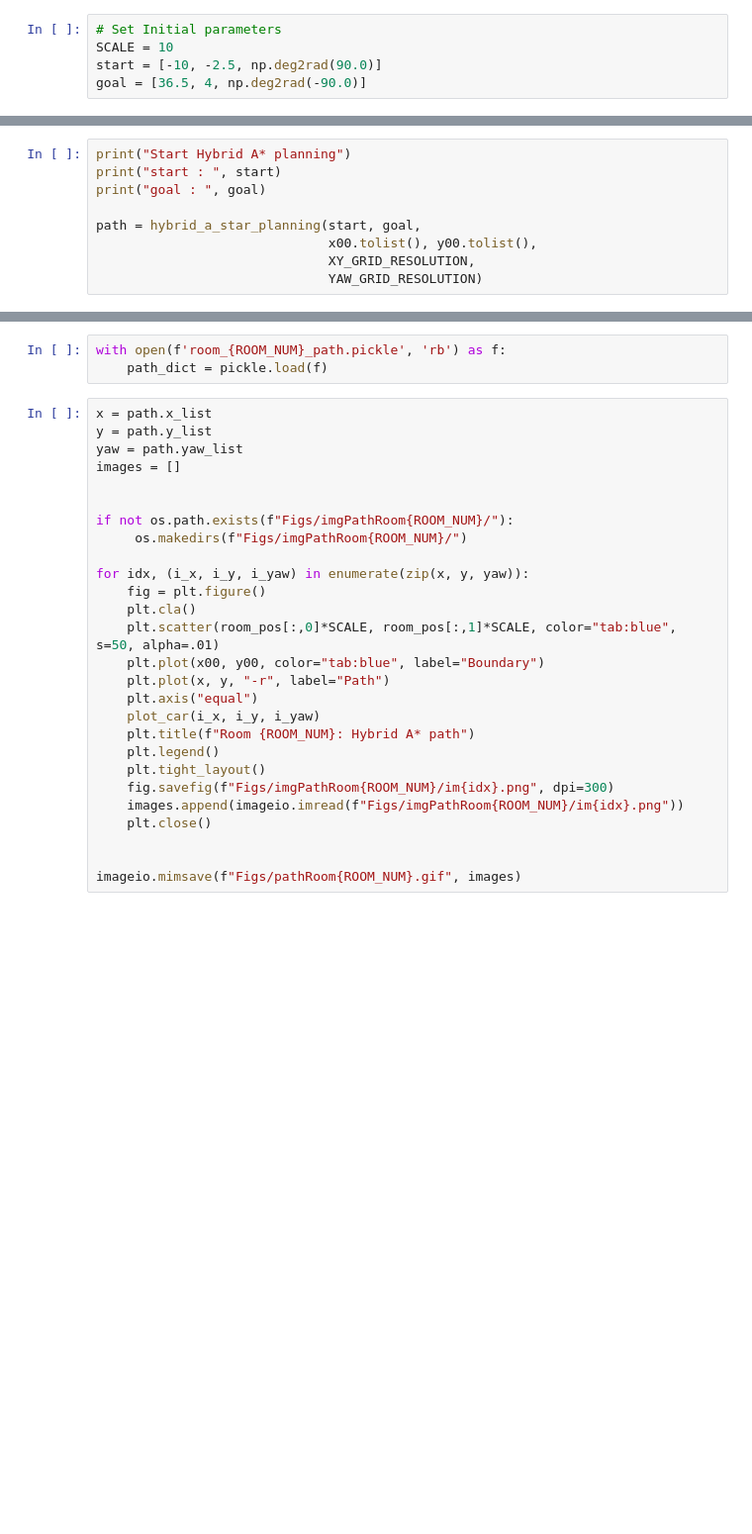
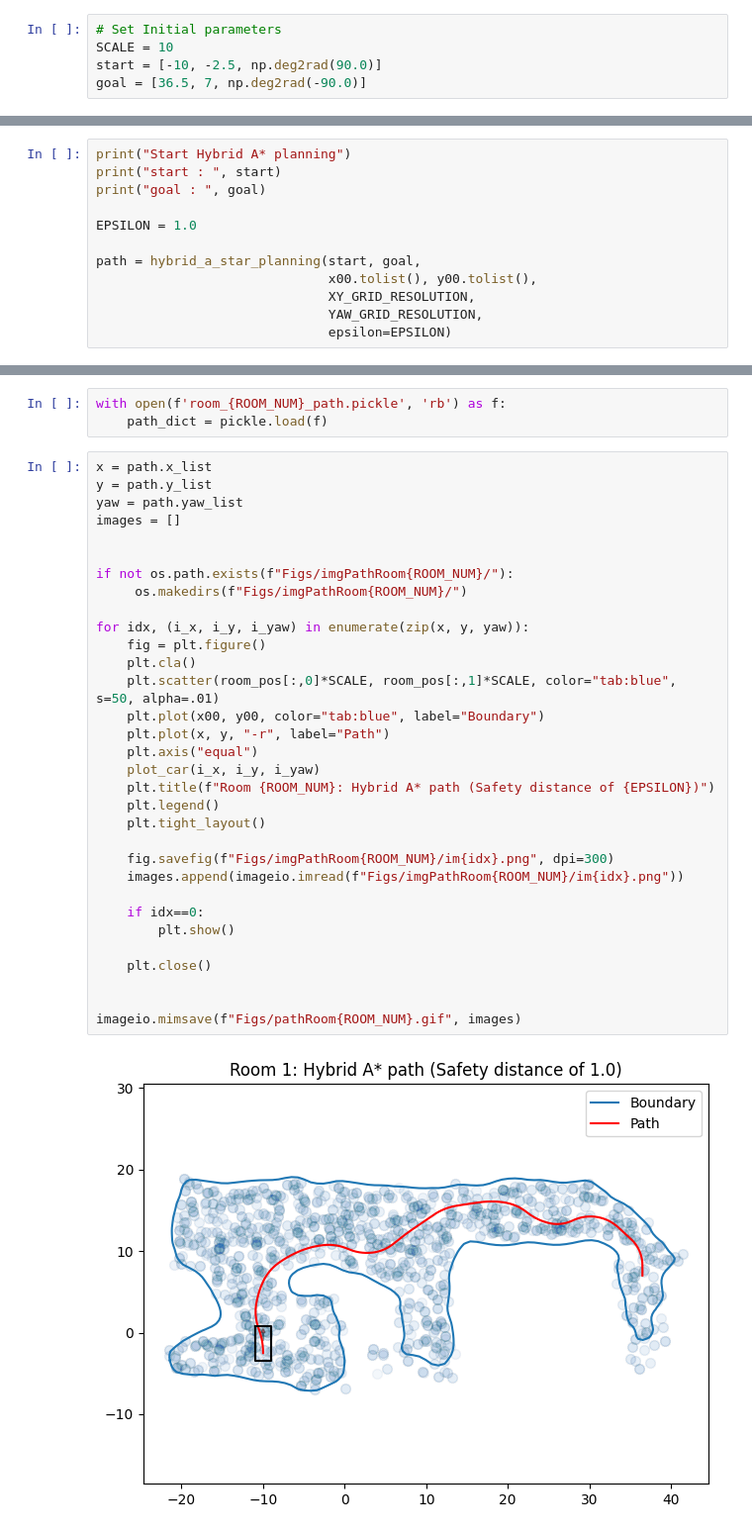
Before and after one commit to AGarciaCast/equivariant-representation-learning, a Jupyter notebook: rooms_exp/a_star.ipynb, the cells around one changed output, grey strips where cells are left out. Shown at 99% size. Drawn from its saved outputs; the diff is of its cells as text; blank space fills up the shorter version.

Commit message:
safety dist

```diff
--- a/rooms_exp/a_star.ipynb
+++ b/rooms_exp/a_star.ipynb
@@ -89,7 +89,7 @@ boundry.shape
 # Set Initial parameters
 SCALE = 10
 start = [-10, -2.5, np.deg2rad(90.0)]
-goal = [36.5, 4, np.deg2rad(-90.0)]
+goal = [36.5, 7, np.deg2rad(-90.0)]
 # %%
 _ = plt.figure(dpi=150)
 plt.scatter(room_pos[:,0]*SCALE, room_pos[:,1]*SCALE, color="tab:blue", s=50, alpha=.01)
@@ -133,10 +133,13 @@ print("Start Hybrid A* planning")
 print("start : ", start)
 print("goal : ", goal)
 
+EPSILON = 1.0
+
 path = hybrid_a_star_planning(start, goal,
                               x00.tolist(), y00.tolist(),
                               XY_GRID_RESOLUTION,
-                              YAW_GRID_RESOLUTION)
+                              YAW_GRID_RESOLUTION,
+                              epsilon=EPSILON)
 # %% [output]
 Start Hybrid A* planning
 start :  [-10, -2.5, 1.5707963267948966]
@@ -158,27 +161,34 @@ with open(f'room_{ROOM_NUM}_path.pickle', 'rb') as f:
 # %%
 x = path.x_list
 y = path.y_list
 yaw = path.yaw_list
 images = []
 
 
 if not os.path.exists(f"Figs/imgPathRoom{ROOM_NUM}/"):
      os.makedirs(f"Figs/imgPathRoom{ROOM_NUM}/")
 
 for idx, (i_x, i_y, i_yaw) in enumerate(zip(x, y, yaw)):
     fig = plt.figure()
     plt.cla()
     plt.scatter(room_pos[:,0]*SCALE, room_pos[:,1]*SCALE, color="tab:blue", s=50, alpha=.01)
     plt.plot(x00, y00, color="tab:blue", label="Boundary")
     plt.plot(x, y, "-r", label="Path")
     plt.axis("equal")
     plot_car(i_x, i_y, i_yaw)
-    plt.title(f"Room {ROOM_NUM}: Hybrid A* path")
+    plt.title(f"Room {ROOM_NUM}: Hybrid A* path (Safety distance of {EPSILON})")
     plt.legend()
     plt.tight_layout()
+
     fig.savefig(f"Figs/imgPathRoom{ROOM_NUM}/im{idx}.png", dpi=300)
     images.append(imageio.imread(f"Figs/imgPathRoom{ROOM_NUM}/im{idx}.png"))
+
+    if idx==0:
+        plt.show()
+
     plt.close()
 
 
 imageio.mimsave(f"Figs/pathRoom{ROOM_NUM}.gif", images)
+# %% [output]
+[figure, added]
```
Also changed, not shown: parts of 3 cells of this notebook, 5 other files.
